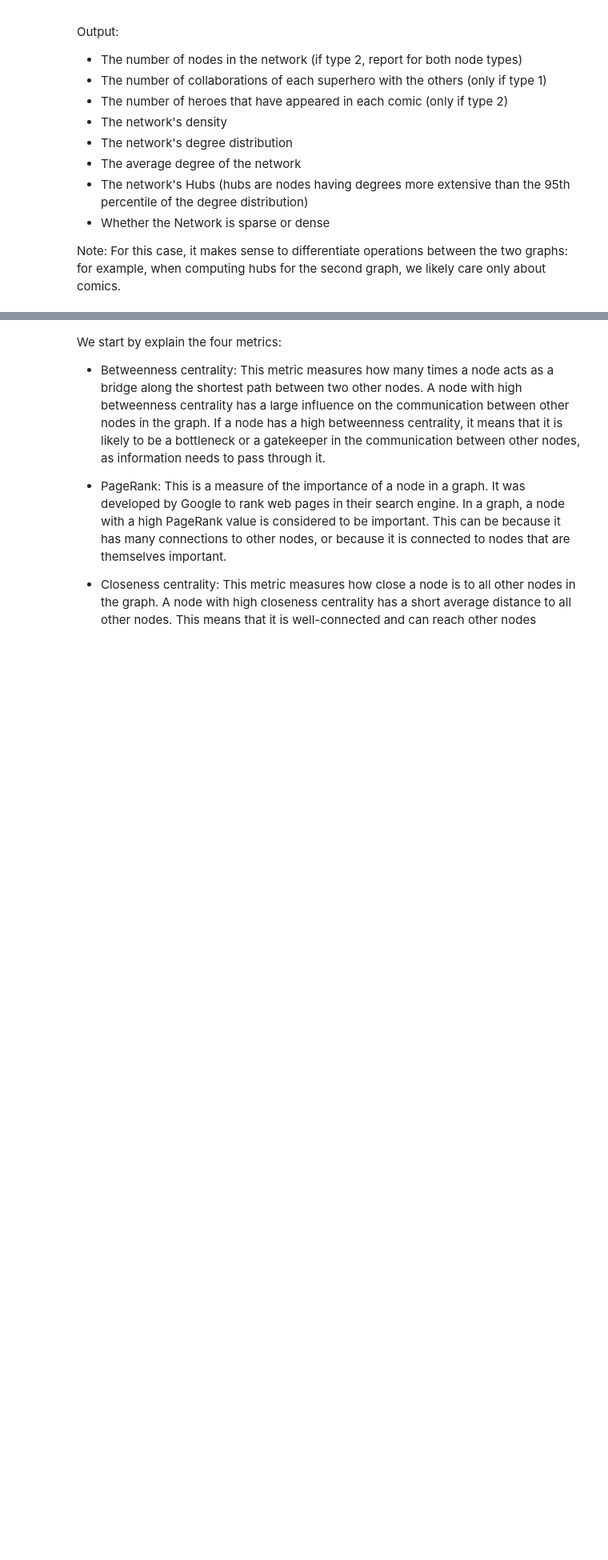
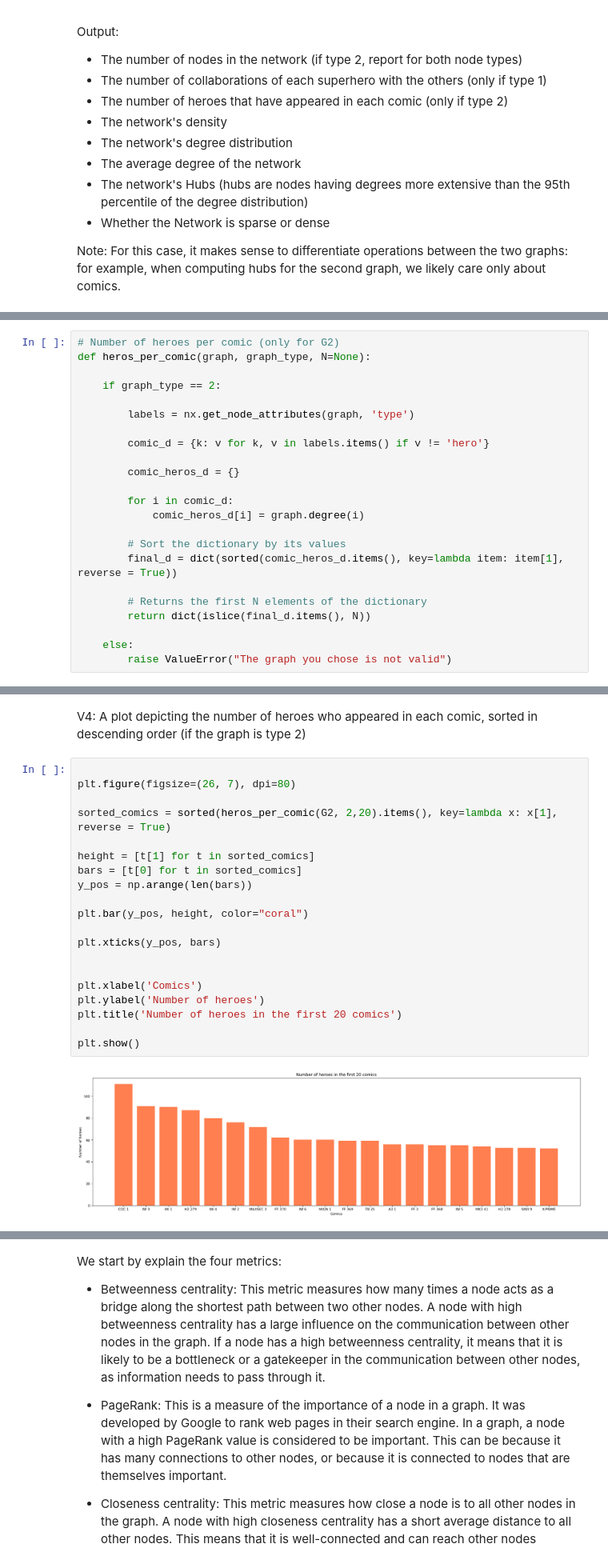
Before and after one commit to ludomazza/ADM_HW5, a Jupyter notebook: HW5_Ludo.ipynb, the cells around one changed output, grey strips where cells are left out. Shown: that part at 80% size. Cells and saved outputs as stored; diff of their text form; blank space fills up the shorter version.

```diff
--- a/HW5_Ludo.ipynb
+++ b/HW5_Ludo.ipynb
@@ -243,0 +276,23 @@ def number_heroes_comics(graph):
+# %%
+# Number of heroes per comic (only for G2)
+def heros_per_comic(graph, graph_type, N=None):
+
+    if graph_type == 2:
+
+        labels = nx.get_node_attributes(graph, 'type')
+
+        comic_d = {k: v for k, v in labels.items() if v != 'hero'}
+
+        comic_heros_d = {}
+
+        for i in comic_d:
+            comic_heros_d[i] = graph.degree(i)
+
+        # Sort the dictionary by its values
+        final_d = dict(sorted(comic_heros_d.items(), key=lambda item: item[1], reverse = True))
+
+        # Returns the first N elements of the dictionary
+        return dict(islice(final_d.items(), N))
+
+    else:
+        raise ValueError("The graph you chose is not valid")
@@ -394,0 +517,24 @@ Extract_G_Features(G2,g_type=2,N=10)
+# %% [markdown]
+V4: A plot depicting the number of heroes who appeared in each comic, sorted in descending order (if the graph is type 2)
+# %%
+
+plt.figure(figsize=(26, 7), dpi=80)
+
+sorted_comics = sorted(heros_per_comic(G2, 2,20).items(), key=lambda x: x[1], reverse = True)
+
+height = [t[1] for t in sorted_comics]
+bars = [t[0] for t in sorted_comics]
+y_pos = np.arange(len(bars))
+
+plt.bar(y_pos, height, color="coral")
+
+plt.xticks(y_pos, bars)
+
+
+plt.xlabel('Comics')
+plt.ylabel('Number of heroes')
+plt.title('Number of heroes in the first 20 comics')
+
+plt.show()
+# %% [output]
+[figure, added]
```
Also changed, not shown: parts of 47 cells of this notebook.
